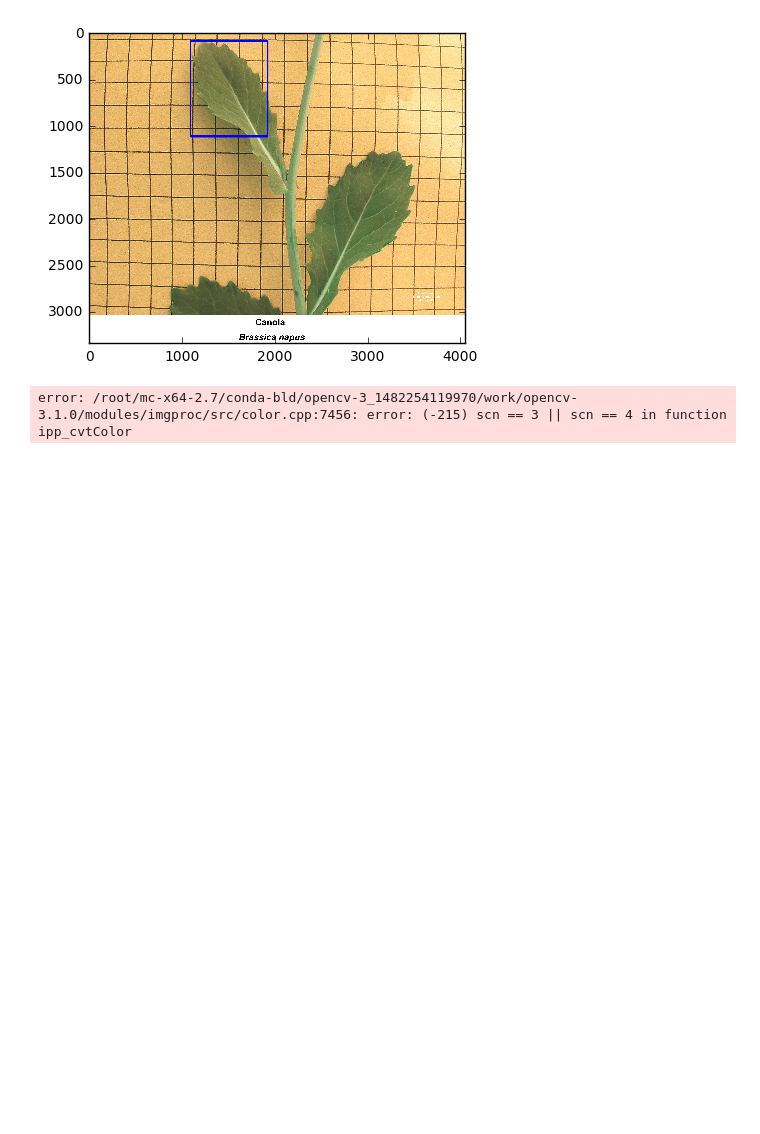
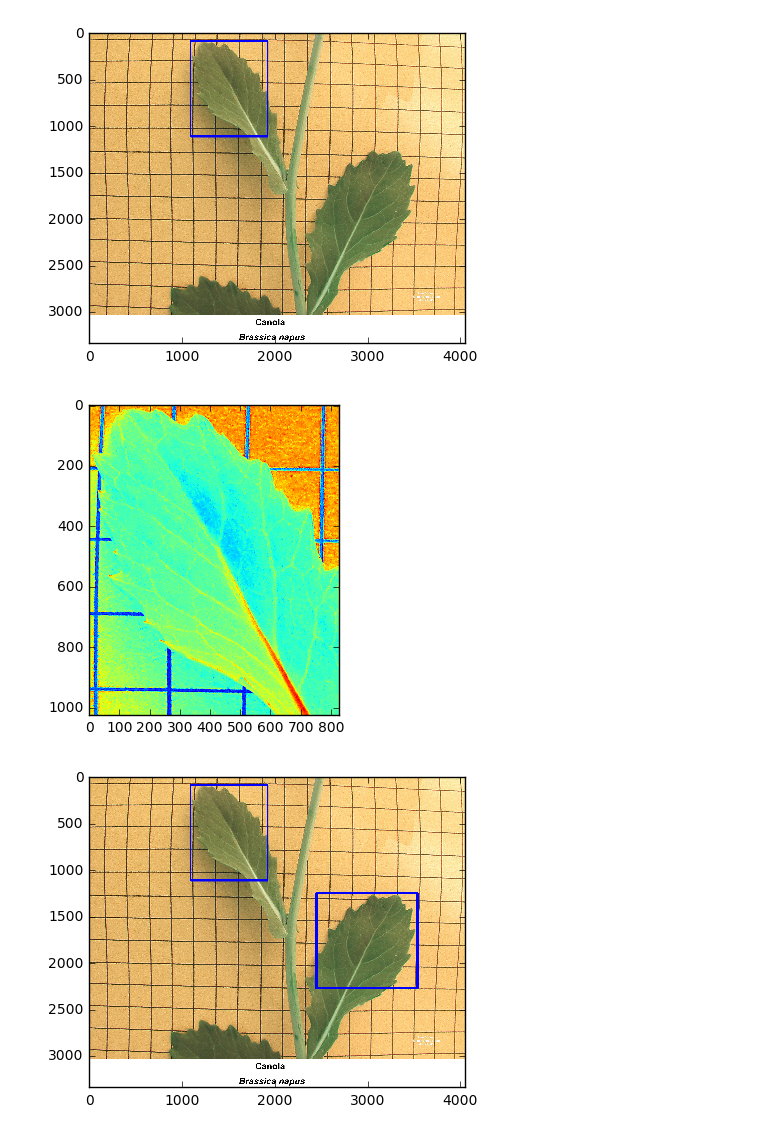
Before and after one commit to amanullahtariq/MLAlgorithm, a Jupyter notebook: Custom/ImageMatching/matching.ipynb, the cells around one changed output. Drawn from its saved outputs; the diff is of its cells as text; code cells hidden in the pictures; blank space fills up the shorter version.

```diff
--- a/Custom/ImageMatching/matching.ipynb
+++ b/Custom/ImageMatching/matching.ipynb
@@ -20,23 +20,23 @@ def MatchImage(testImg, matchImage):
 # %%
 
 iteration = 8
 i = 1
 img_rgb = cv2.imread('images/test4.jpg')
 plt.imshow(img_rgb)
 plt.show()
 
 
 while i <= iteration:
     template = cv2.imread('images/canola' + str(i) + '.jpg',0)
     threshold = 0.8
     if MatchImage(img_rgb, template) == True :
-        template = cv2.cvtColor(template, cv2.COLOR_BGR2GRAY)
         plt.imshow(template)
         plt.show()
     i = i + 1
 
 #cv2.imwrite('res.png',img_rgb)
 # %% [output]
 [figure]
 [figure]
-error: /root/mc-x64-2.7/conda-bld/opencv-3_1482254119970/work/opencv-3.1.0/modules/imgproc/src/color.cpp:7456: error: (-215) scn == 3 || scn == 4 in function ipp_cvtColor
+[figure, added]
+[figure, added]
```
Also changed, not shown: parts of 1 cell of this notebook.
